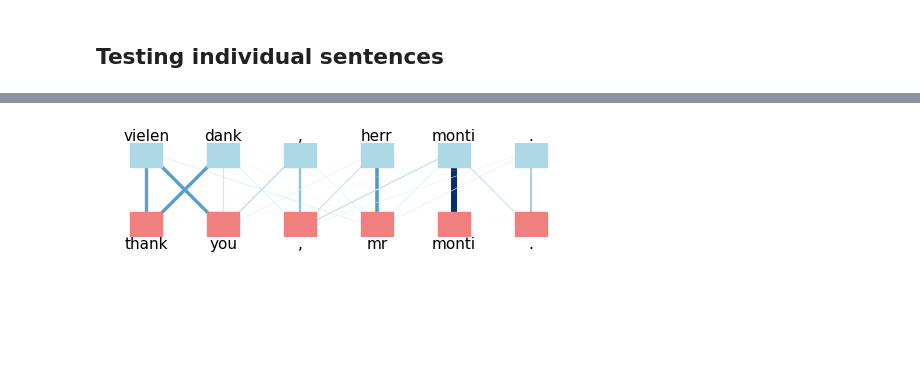
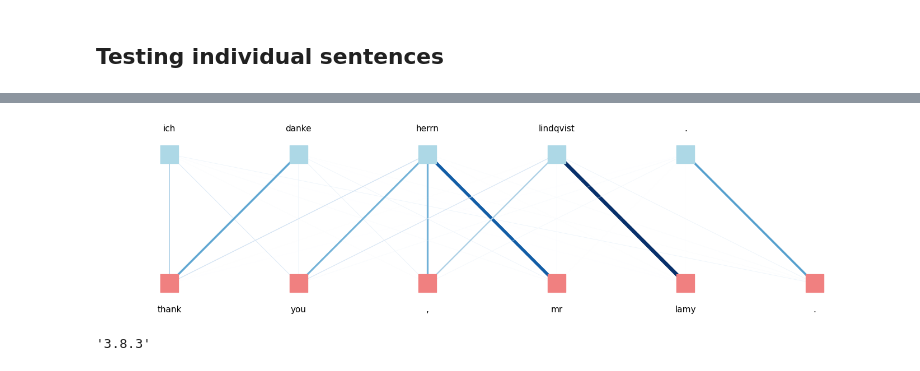
Before and after one commit to Shobhit20/NLU-CW2, a Jupyter notebook: nlu-cw2/test.ipynb, the cells around one changed output, grey strips where cells are left out. Cells and saved outputs as stored; diff of their text form; code cells hidden in the pictures; blank space fills up the shorter version.

Commit message:
restructuing chnages and final model files

```diff
--- a/nlu-cw2/test.ipynb
+++ b/nlu-cw2/test.ipynb
@@ -147,8 +139,0 @@ all_hyps, attn_weights_all = generate_output(model, tokens, lengths, args.arch)
-# %%
-i=1
-src_str = lines[i].split(' ')
-tgt_str = all_hyps[i].split(' ')
-attn_map = attn_weights_all[i]['attn_state'].squeeze(dim=0).transpose(1, 0).detach().cpu().numpy()
-
-attn_map_transposed = attn_map[:, :len(tgt_str)]
-attn_map_transposed.shape
@@ -156,0 +140,16 @@ attn_map_transposed.shape
+# %%
+# lines = ['herr präsident , erlauben sie mir , ihnen zum bericht mccarthy nur eine frage zu stellen .', \
+#         'ich hoffe , es war ein mißverständnis , daß sie das nicht insinuieren wollten .', \
+#             'vielleicht sollte herr cohn-bendit einmal darüber nachdenken , wen er eigentlich unterstützen will .', \
+#                 '. herr präsident , meine damen und herren abgeordneten !', \
+#                     'deshalb bin ich überzeugt , dass wir das thema der demokratie in diesen ländern anschneiden sollten .', \
+#                     'der zusatz , dass die kommission bestimmte gesetzgebungsvorhaben prüft , hilft uns hier nicht weiter .', \
+#                         'unsere politik gegenüber china beruht auf einem konstruktiven engagement .']
+lines = ["ich danke herrn lindqvist ."]
+lexical_model_path = '../lexical model checkpoints/checkpoint_best.pt'
+base_model_path = '../base LSTM model checkpoints/checkpoint_best.pt'
+transformer_model_path = 'checkpoints/checkpoint_best.pt'
+model, args = load_model(base_model_path)
+tokens, lengths = generate_tokens(lines)
+all_hyps, attn_weights_all = generate_output(model, tokens, lengths, args.arch)
+# plot_sents(lines, all_hyps, attn_weights_all)
@@ -179,36 +237,41 @@ for i in range(len(src_str)):
         G.add_edge(f'German_{src_str[i]}', f'English_{tgt_str[j]}', weight=weight)
 
 # Draw the graph
-plt.figure(figsize=(6, 8))  # Adjust the figure size
+plt.figure(figsize=(18, 8))  # Adjust the figure size
 pos = {}
 for i, node in enumerate(src_str):
     pos[f'German_{node}'] = (i, 1)
 for j, node in enumerate(tgt_str):
     pos[f'English_{node}'] = (j, 0)  # Adjust the y-coordinate for English nodes
 
 # Draw nodes
 nx.draw_networkx_nodes(G, pos, nodelist=[node for node in G.nodes if node.startswith('German')],
                        node_shape='s', node_color='lightblue', node_size=500)
 nx.draw_networkx_nodes(G, pos, nodelist=[node for node in G.nodes if node.startswith('English')],
                        node_shape='s', node_color='lightcoral', node_size=500)
 
 # Draw edges with thickness proportional to weight
 edge_weights = [G[u][v]['weight'] * 5 for u, v in G.edges()]
 cmap = plt.cm.Blues  # Define a colormap
 norm = mcolors.Normalize(vmin=min(edge_weights), vmax=max(edge_weights))
 edge_colors = [cmap(norm(weight)) for weight in edge_weights]
 nx.draw_networkx_edges(G, pos, width=edge_weights, edge_color=edge_colors)
 
 # Draw labels
 for node, (x, y) in pos.items():
     if node.startswith('German'):
         plt.text(x, y + 0.2, node.split("_")[-1], ha='center', va='center', fontsize=11)
     else:  # For English nodes, place labels above
         plt.text(x, y - 0.2, node.split("_")[-1], ha='center', va='center', fontsize=11)
 
 plt.gca().set_aspect('equal', adjustable='box')  # Make the aspect ratio equal to avoid distortion
 
 plt.axis('off')
 plt.show()
 # %% [output]
-[figure, old version]
+[figure, new version]
+# %%
+import matplotlib
+matplotlib.__version__
+# %% [output]
+'3.8.3'
```
Also changed, not shown: parts of 4 cells of this notebook, 13 other files.
